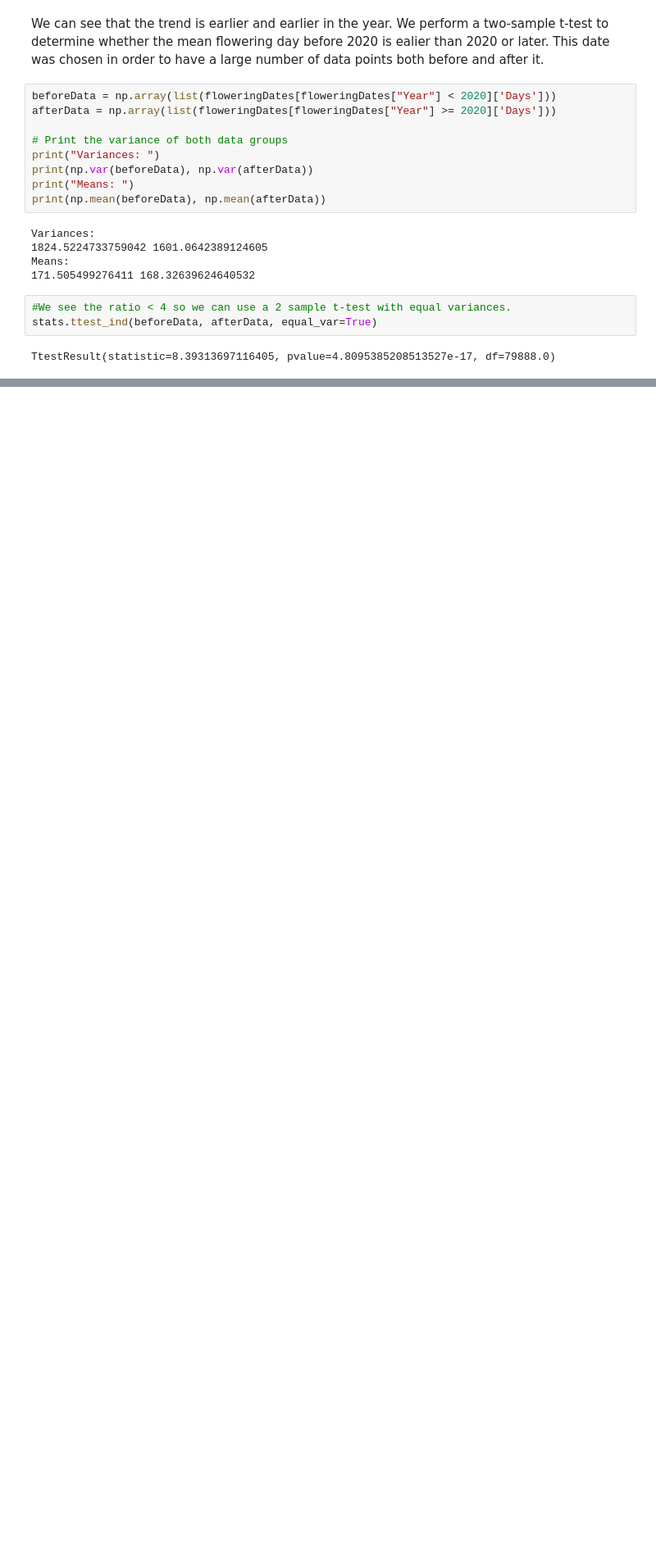
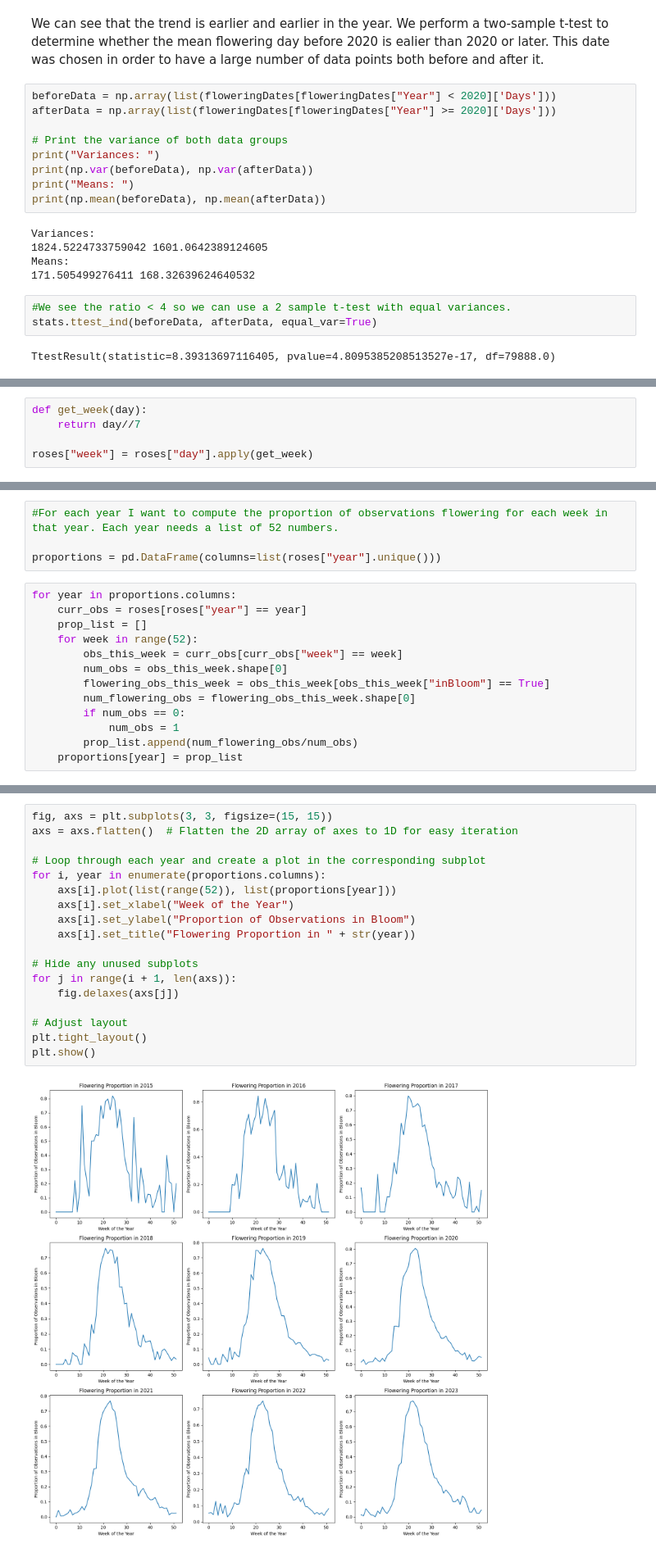
Before and after one commit to SeanHaight/FlowerIdentificationProject, a Jupyter notebook: Notebooks/Roses/rose_Hypothesis_Testing.ipynb, the cells around one changed output, grey strips where cells are left out. Shown: that part at 82% size. Saved outputs shown, nothing was run; the diff lists cells and outputs as text; blank space fills up the shorter version.

Commit message:
Added a little more analysis to the rose observations.

```diff
--- a/Notebooks/Roses/rose_Hypothesis_Testing.ipynb
+++ b/Notebooks/Roses/rose_Hypothesis_Testing.ipynb
@@ -169,0 +170,5 @@ This is the two-sided p-value. Since the after mean is smaller then the one side
+# %%
+def get_week(day):
+    return day//7
+
+roses["week"] = roses["day"].apply(get_week)
@@ -169,0 +191,17 @@ This is the two-sided p-value. Since the after mean is smaller then the one side
+# %%
+#For each year I want to compute the proportion of observations flowering for each week in that year. Each year needs a list of 52 numbers.
+
+proportions = pd.DataFrame(columns=list(roses["year"].unique()))
+# %%
+for year in proportions.columns:
+    curr_obs = roses[roses["year"] == year]
+    prop_list = []
+    for week in range(52):
+        obs_this_week = curr_obs[curr_obs["week"] == week]
+        num_obs = obs_this_week.shape[0]
+        flowering_obs_this_week = obs_this_week[obs_this_week["inBloom"] == True]
+        num_flowering_obs = flowering_obs_this_week.shape[0]
+        if num_obs == 0:
+            num_obs = 1
+        prop_list.append(num_flowering_obs/num_obs)
+    proportions[year] = prop_list
@@ -169,0 +230,20 @@ This is the two-sided p-value. Since the after mean is smaller then the one side
+# %%
+fig, axs = plt.subplots(3, 3, figsize=(15, 15))
+axs = axs.flatten()  # Flatten the 2D array of axes to 1D for easy iteration
+
+# Loop through each year and create a plot in the corresponding subplot
+for i, year in enumerate(proportions.columns):
+    axs[i].plot(list(range(52)), list(proportions[year]))
+    axs[i].set_xlabel("Week of the Year")
+    axs[i].set_ylabel("Proportion of Observations in Bloom")
+    axs[i].set_title("Flowering Proportion in " + str(year))
+
+# Hide any unused subplots
+for j in range(i + 1, len(axs)):
+    fig.delaxes(axs[j])
+
+# Adjust layout
+plt.tight_layout()
+plt.show()
+# %% [output]
+[figure, added]
```
Also changed, not shown: parts of 6 cells of this notebook, 1 other file.
